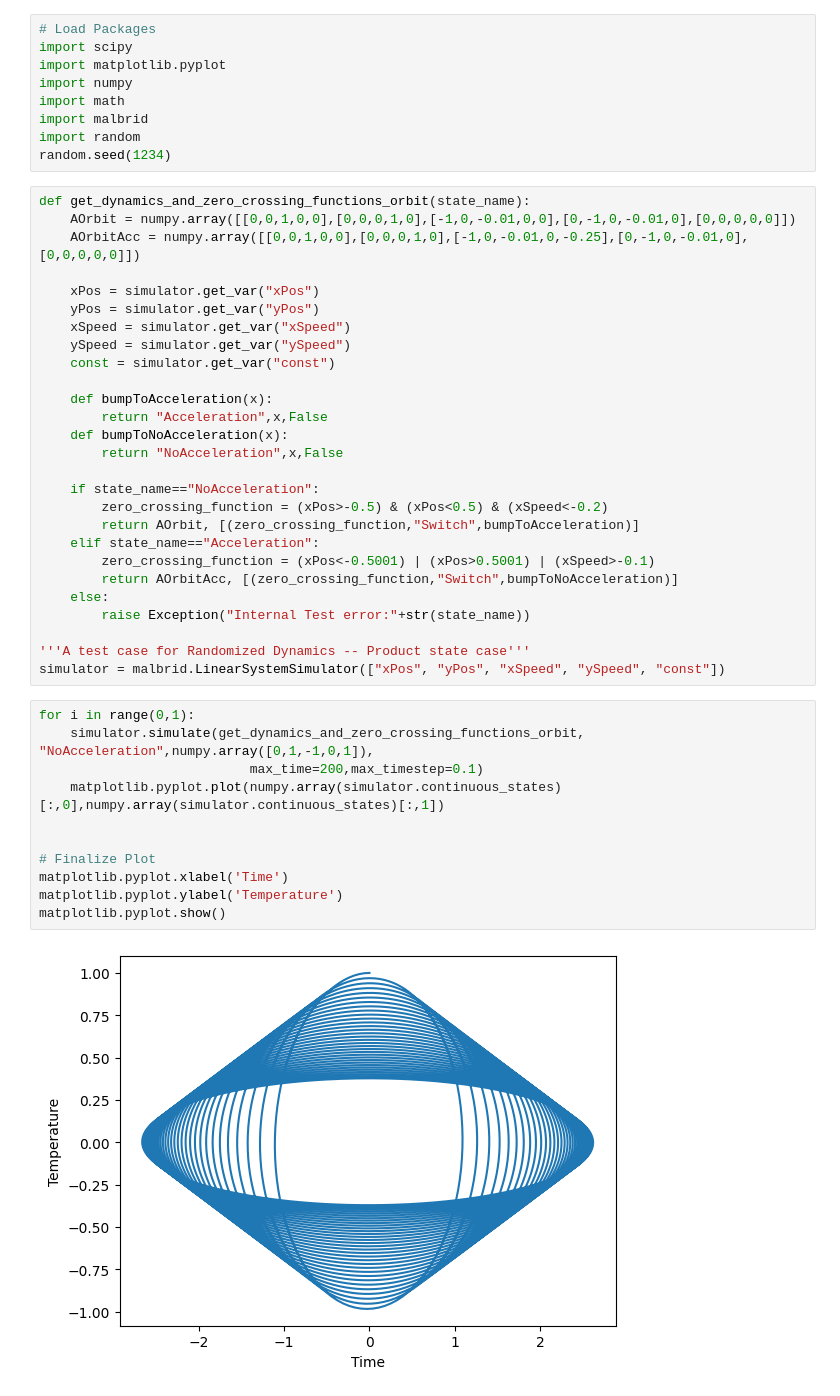
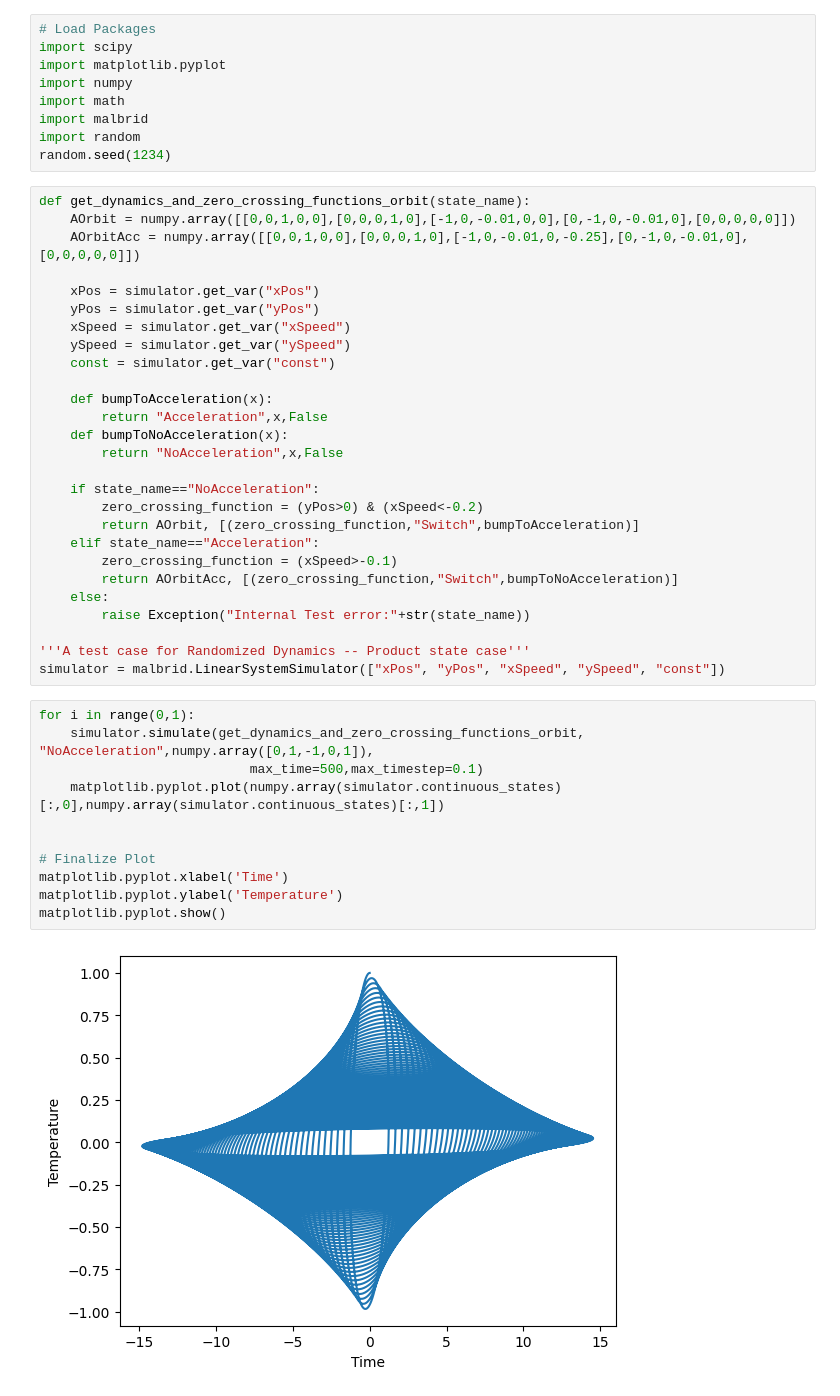
Before and after one commit to tuc-es/malbrid, a Jupyter notebook: examples/DampedOrbitWithOccasionalAcceleration-SpeedingUp.ipynb, the cells around one changed output. Drawn from its saved outputs; the diff is of its cells as text.

```diff
--- a/examples/DampedOrbitWithOccasionalAcceleration-SpeedingUp.ipynb
+++ b/examples/DampedOrbitWithOccasionalAcceleration-SpeedingUp.ipynb
@@ -26,10 +26,10 @@ def get_dynamics_and_zero_crossing_functions_orbit(state_name):
         return "NoAcceleration",x,False
 
     if state_name=="NoAcceleration":
-        zero_crossing_function = (xPos>-0.5) & (xPos<0.5) & (xSpeed<-0.2)
+        zero_crossing_function = (yPos>0) & (xSpeed<-0.2)
         return AOrbit, [(zero_crossing_function,"Switch",bumpToAcceleration)]
     elif state_name=="Acceleration":
-        zero_crossing_function = (xPos<-0.5001) | (xPos>0.5001) | (xSpeed>-0.1)
+        zero_crossing_function = (xSpeed>-0.1)
         return AOrbitAcc, [(zero_crossing_function,"Switch",bumpToNoAcceleration)]
     else:
         raise Exception("Internal Test error:"+str(state_name))
@@ -39,13 +39,13 @@ simulator = malbrid.LinearSystemSimulator(["xPos", "yPos", "xSpeed", "ySpeed", "
 # %%
 for i in range(0,1):
     simulator.simulate(get_dynamics_and_zero_crossing_functions_orbit, "NoAcceleration",numpy.array([0,1,-1,0,1]),
-                           max_time=200,max_timestep=0.1)
+                           max_time=500,max_timestep=0.1)
     matplotlib.pyplot.plot(numpy.array(simulator.continuous_states)[:,0],numpy.array(simulator.continuous_states)[:,1])
 
 
 # Finalize Plot
 matplotlib.pyplot.xlabel('Time')
 matplotlib.pyplot.ylabel('Temperature')
 matplotlib.pyplot.show()
 # %% [output]
-[figure, old version]
+[figure, new version]
```
Also changed, not shown: 6 other files.
